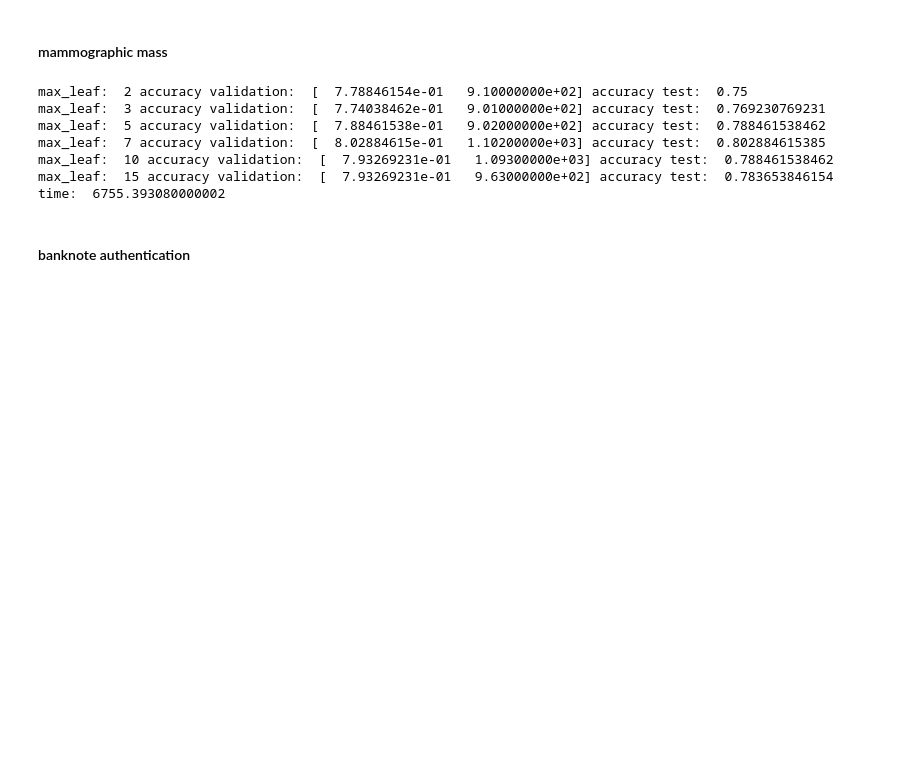
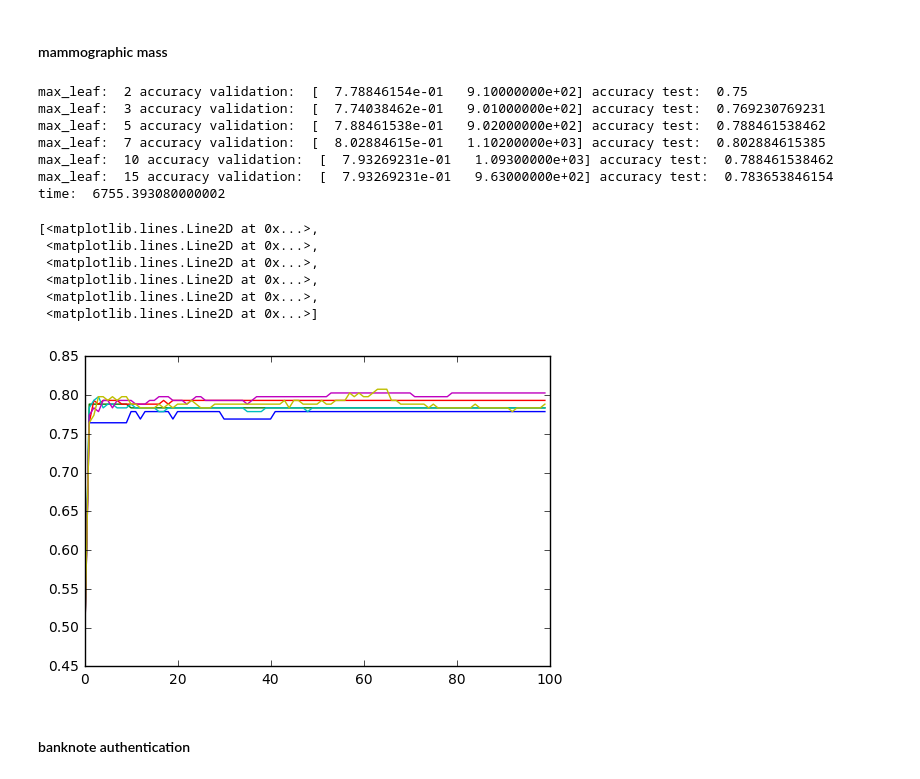
Before and after one commit to valevalerio/Course-work, a Jupyter notebook: Experiments.ipynb, the cells around one changed output. Cells and saved outputs as stored; diff of their text form; code cells hidden in the pictures; blank space fills up the shorter version.

```diff
--- a/Experiments.ipynb
+++ b/Experiments.ipynb
@@ -516,3 +519,13 @@ np.save("BUTIF_9_cross_validation", (val_scores, best_scores, final_scores))
+# %%
+plt.plot(np.arange(100), val_scores[:100, :])
+# %% [output]
+[<matplotlib.lines.Line2D at 0x...>,
+ <matplotlib.lines.Line2D at 0x...>,
+ <matplotlib.lines.Line2D at 0x...>,
+ <matplotlib.lines.Line2D at 0x...>,
+ <matplotlib.lines.Line2D at 0x...>,
+ <matplotlib.lines.Line2D at 0x...>]
+[figure, added]
 # %% [markdown]
 #### banknote authentication
 # %%
```
Also changed, not shown: parts of 83 cells of this notebook, 2 other files.
